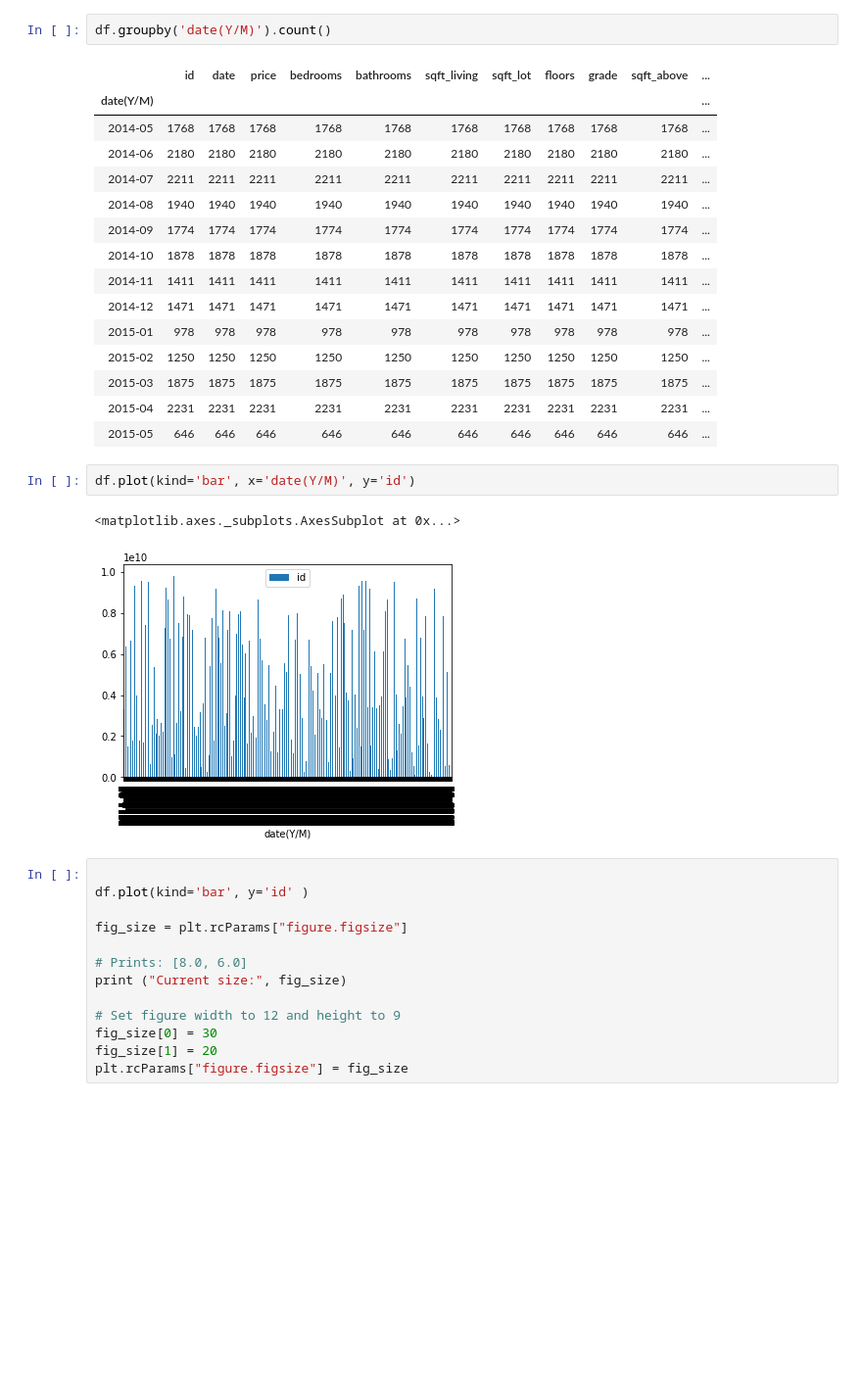
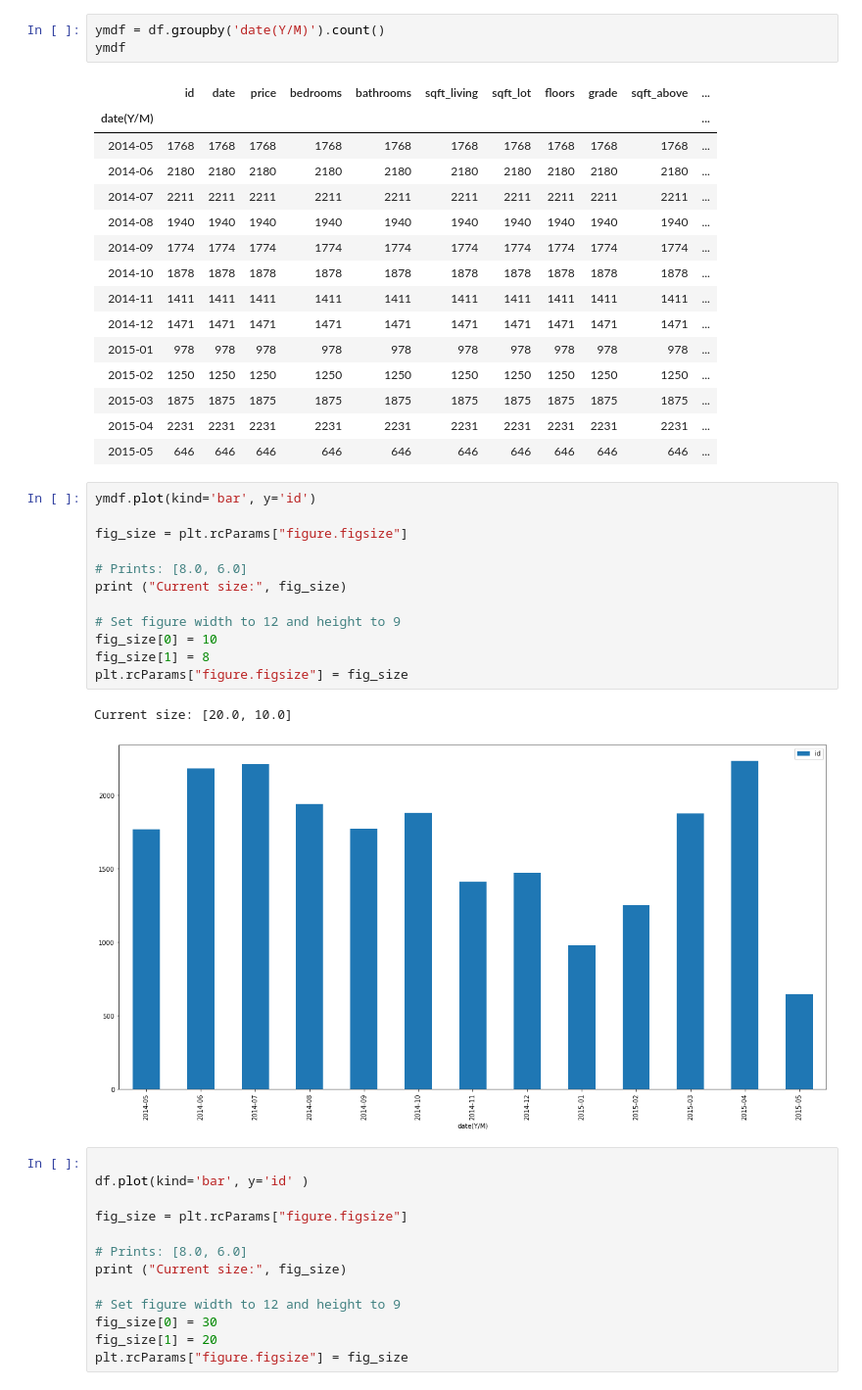
Before and after one commit to kavehamini/WeatherVsHomeSalesProject1, a Jupyter notebook: weathervshomesales.ipynb, the cells around one changed output. Shown at 98% size. Cells and saved outputs as stored; diff of their text form; blank space fills up the shorter version.

```diff
--- a/weathervshomesales.ipynb
+++ b/weathervshomesales.ipynb
@@ -446,7 +446,8 @@ df.sort_values('date(Y/M)')
 | 10371 | 7518507580 | 2015-05-02 | 581000.0 | 2 | 1.00 | 1170 | 4080 | 1.0 | 7 | 1170 | ... |
 21613 rows × 15 columns
 # %%
-df.groupby('date(Y/M)').count()
+ymdf = df.groupby('date(Y/M)').count()
+ymdf
 # %% [output]
 |  | id | date | price | bedrooms | bathrooms | sqft_living | sqft_lot | floors | grade | sqft_above | ... |
 | date(Y/M) |  |  |  |  |  |  |  |  |  |  | ... |
@@ -463,11 +464,21 @@ df.groupby('date(Y/M)').count()
 | 2015-03 | 1875 | 1875 | 1875 | 1875 | 1875 | 1875 | 1875 | 1875 | 1875 | 1875 | ... |
 | 2015-04 | 2231 | 2231 | 2231 | 2231 | 2231 | 2231 | 2231 | 2231 | 2231 | 2231 | ... |
 | 2015-05 | 646 | 646 | 646 | 646 | 646 | 646 | 646 | 646 | 646 | 646 | ... |
-# %%
-df.plot(kind='bar', x='date(Y/M)', y='id')
-# %% [output]
-<matplotlib.axes._subplots.AxesSubplot at 0x...>
-[figure, removed]
+# %%
+ymdf.plot(kind='bar', y='id')
+
+fig_size = plt.rcParams["figure.figsize"]
+
+# Prints: [8.0, 6.0]
+print ("Current size:", fig_size)
+
+# Set figure width to 12 and height to 9
+fig_size[0] = 10
+fig_size[1] = 8
+plt.rcParams["figure.figsize"] = fig_size
+# %% [output]
+Current size: [20.0, 10.0]
+[figure, added]
 # %%
 
 df.plot(kind='bar', y='id' )
```
